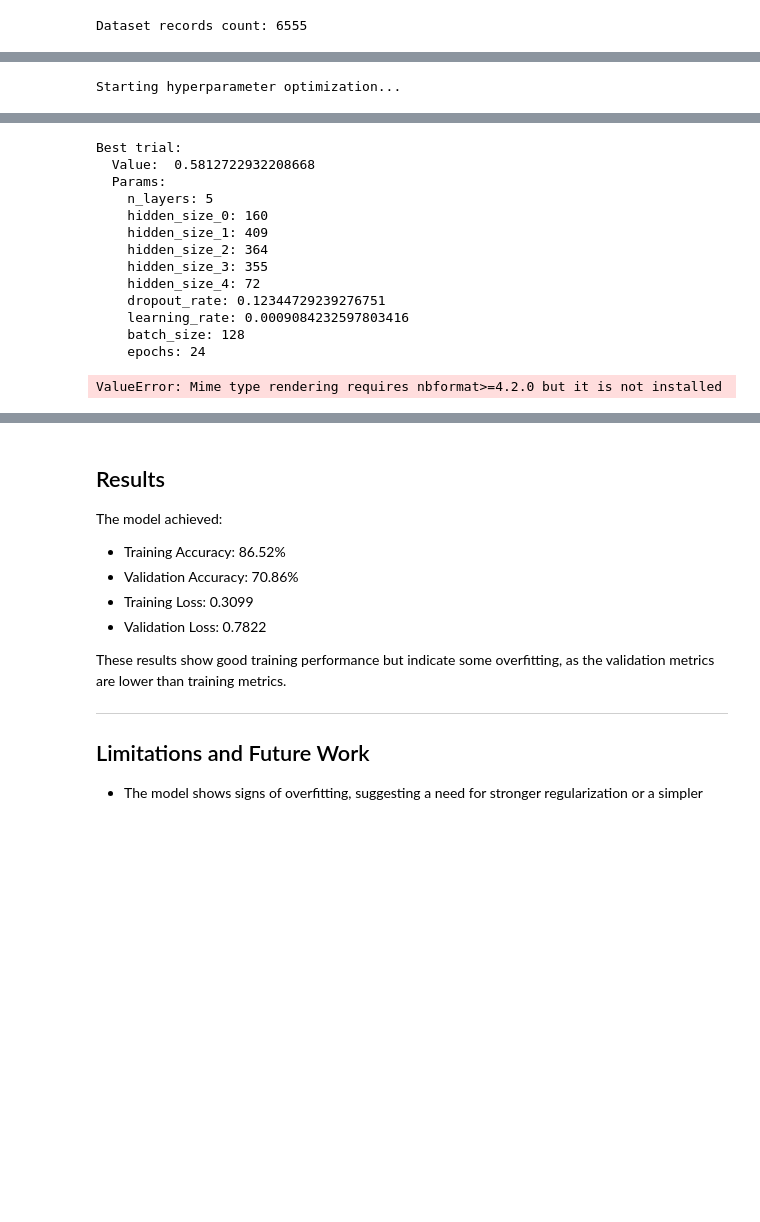
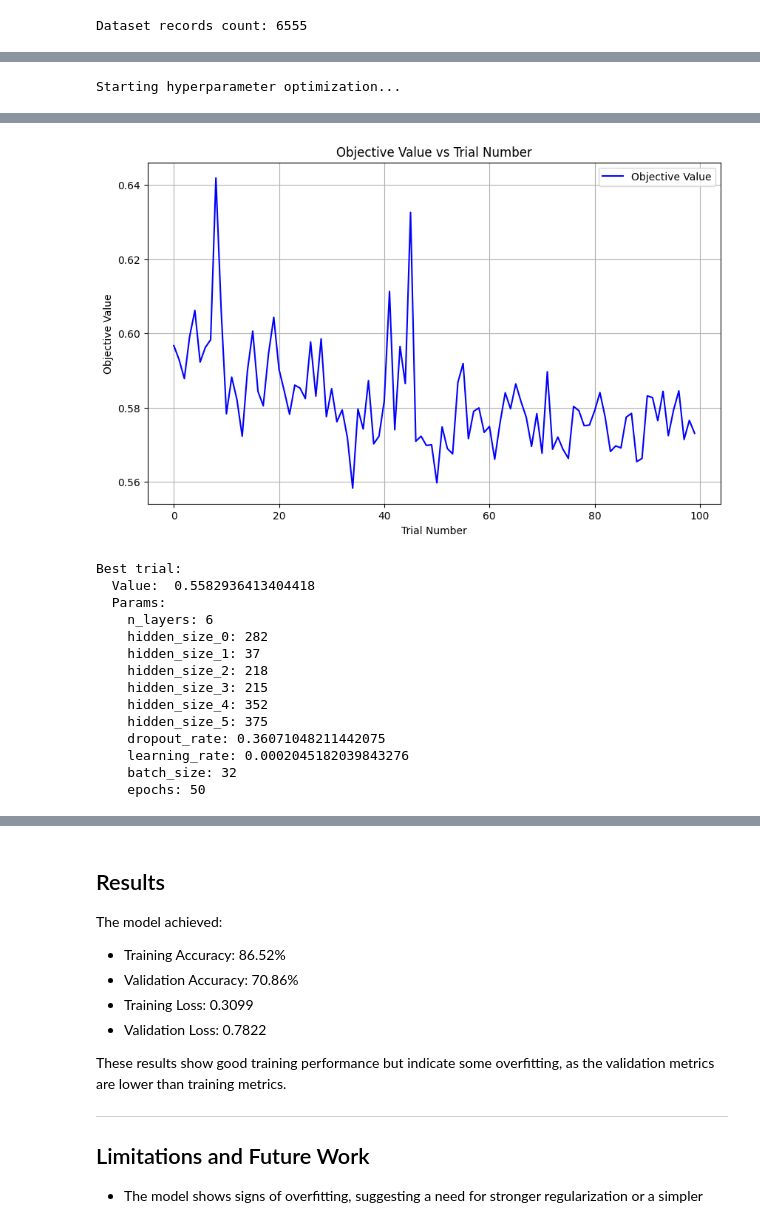
Before and after one commit to matisiekpl/coughvid-spectral, a Jupyter notebook: coughvid_analysis.ipynb, the cells around one changed output, grey strips where cells are left out. Cells and saved outputs as stored; diff of their text form; code cells hidden in the pictures; blank space fills up the shorter version.

```diff
--- a/coughvid_analysis.ipynb
+++ b/coughvid_analysis.ipynb
@@ -873,5 +873,5 @@ dtype: float64
 # %%
 # Perform hyperparameter optimization to find the best model configuration
 print("Starting hyperparameter optimization...")
-best_params = optimize_hyperparameters(dataset, n_trials=10)
+best_params = optimize_hyperparameters(dataset, n_trials=100)
 # %% [output]
@@ -890,17 +897,18 @@ Starting hyperparameter optimization...
+[figure, added]
 Best trial:
-  Value:  0.5812722932208668
+  Value:  0.5582936413404418
   Params:
-    n_layers: 5
-    hidden_size_0: 160
-    hidden_size_1: 409
-    hidden_size_2: 364
-    hidden_size_3: 355
-    hidden_size_4: 72
-    dropout_rate: 0.12344729239276751
-    learning_rate: 0.0009084232597803416
-    batch_size: 128
-    epochs: 24
+    n_layers: 6
+    hidden_size_0: 282
+    hidden_size_1: 37
+    hidden_size_2: 218
+    hidden_size_3: 215
+    hidden_size_4: 352
+    hidden_size_5: 375
+    dropout_rate: 0.36071048211442075
+    learning_rate: 0.0002045182039843276
+    batch_size: 32
+    epochs: 50
-ValueError: Mime type rendering requires nbformat>=4.2.0 but it is not installed
 # %%
 # Train the model using the optimized hyperparameters
 print("\nTraining model with optimized hyperparameters...")
```
Also changed, not shown: parts of 8 cells of this notebook.
